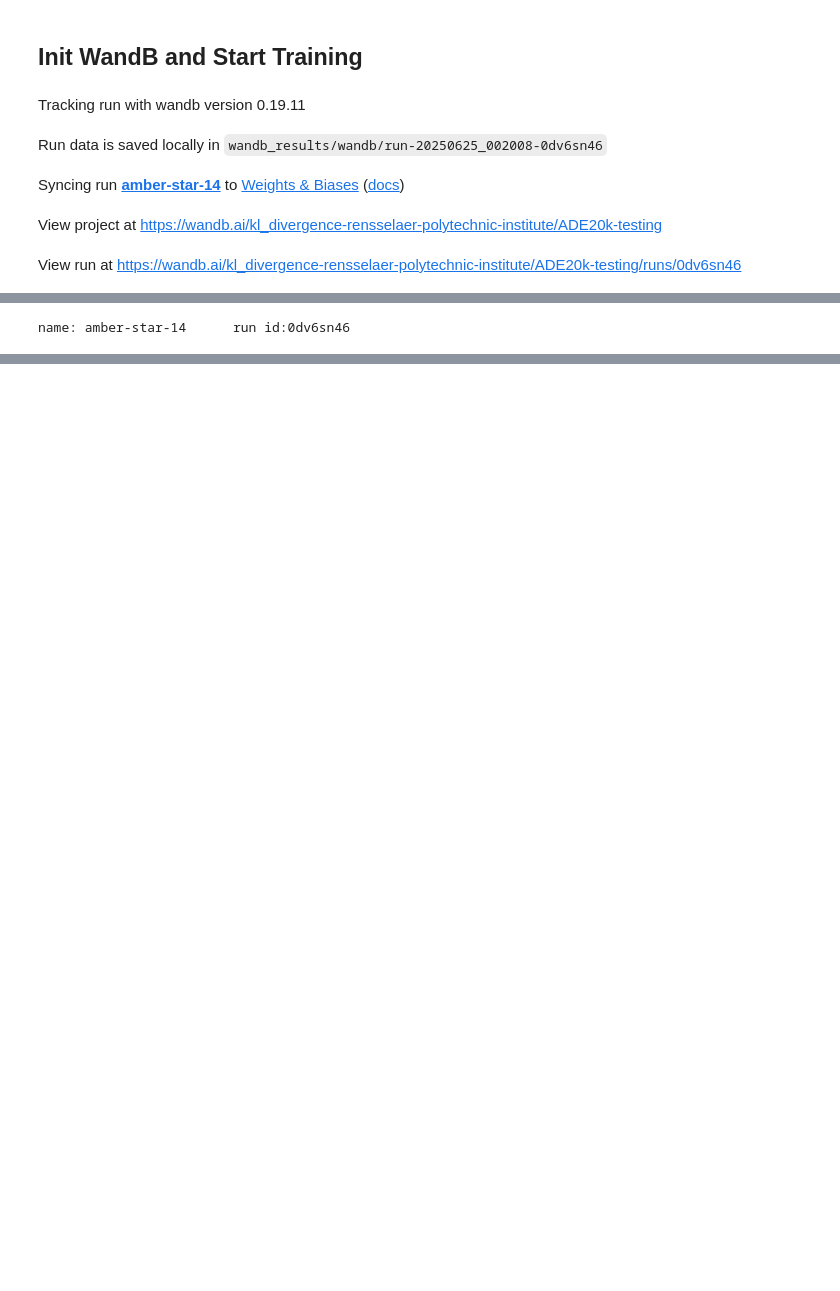
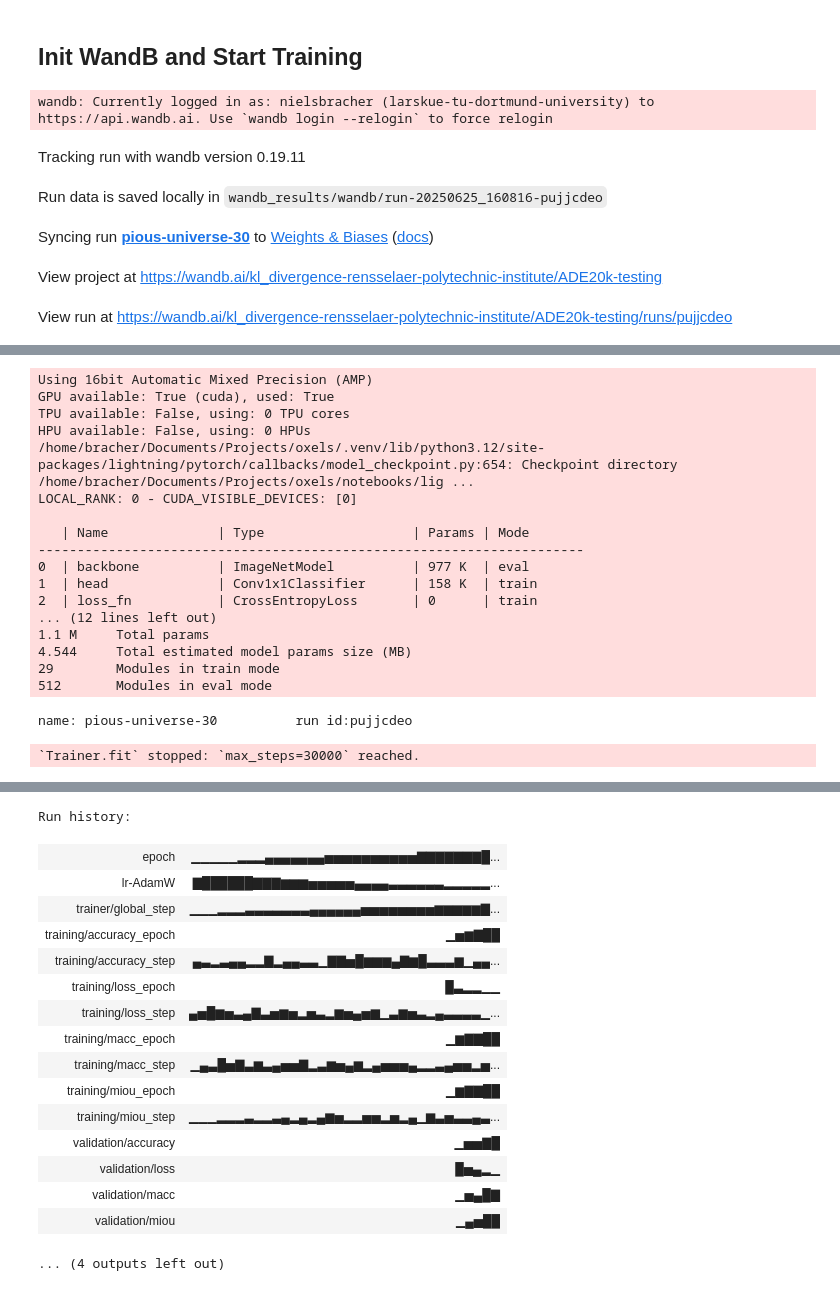
Before and after one commit to stefanradev93/oxels, a Jupyter notebook: notebooks/2025-06-24 ADE20k Segmentation.ipynb, the cells around one changed output, grey strips where cells are left out. Drawn from its saved outputs; the diff is of its cells as text; code cells hidden in the pictures; blank space fills up the shorter version.

Commit message:
Add ADE20K backbone training

```diff
--- a/notebooks/2025-06-24 ADE20k Segmentation.ipynb
+++ b/notebooks/2025-06-24 ADE20k Segmentation.ipynb
@@ -243,7 +243,8 @@ from oxels.models import ImageNetModel
 
 #backbone_run_name = "last.ckpt"
 #backbone_run_name = "scarlet-sky-138"
-backbone_run_name = "cluster-no-contrastive-loss.ckpt"
+#backbone_run_name = "cluster-no-contrastive-loss.ckpt"
+backbone_run_name = "local-contrastive-0.5-frac-keep-0.125.ckpt"
 #ckpt_dir = os.path.join("../checkpoints")
 backbone_ckpt_path = os.path.join("imagenet_backbones", backbone_run_name)
 #backbone_ckpt_path = os.path.join("../checkpoints",backbone_run_name)
@@ -484,22 +528,31 @@ torch.set_float32_matmul_precision("medium")
 print("Device Count:", torch.cuda.device_count())
 project = "ADE20k-testing"
 num_classes = 150
-total_steps = 100_000
+total_steps = 30_000
 image_size = 256
 num_nodes = 1
 num_devices = 1
-train_batch_size = 64
-val_batch_size = 128
+train_batch_size = 4
+val_batch_size = 32
 learning_rate = 5e-4
-lr_pct_start = 0.05
+lr_pct_start = 0.1
+lr_div_factor = 100
 weight_decay = 1e-6
+
+head = Conv1x1Classifier(
+    in_channels=num_oxels,
+    num_classes=num_classes,
+    hidden_channels=196,
+    depth=4,
+    dropout=0.1
+)
 
 model_config = dict(
     num_oxels=num_oxels,
     learning_rate=learning_rate,
     weight_decay=weight_decay,
     lr_pct_start=lr_pct_start,
-    lr_div_factor=25.0,
+    lr_div_factor=lr_div_factor,
     lr_final_div_factor=1e3,
     train_batch_size=train_batch_size,
     val_batch_size=val_batch_size,
@@ -519,7 +572,7 @@ trainer_config = dict(
 
 model = DGLinearClassifier(
     backbone=backbone,
-    head=MLPStefanClassifier(num_oxels, num_classes),
+    head=head,
     dataset_name="ADE20k",
     train_batch_size=train_batch_size,
     val_batch_size=val_batch_size,
@@ -528,7 +581,7 @@ model = DGLinearClassifier(
     weight_decay=weight_decay,
     learning_rate=learning_rate,
     lr_pct_start=lr_pct_start,
-    lr_div_factor=25.0,
+    lr_div_factor=lr_div_factor,
     lr_final_div_factor=1e4)
 
 with torch.device("cpu"):
@@ -565,8 +618,8 @@ logger = WandbLogger(
 
 wandb.summary["num_parameters"] = num_parameters
 #wandb.summary["backbone_run_id"] = "synthetic_VOCS_1.0"
-#wandb.summary["backbone_run_name"] = backbone_run_name
-wandb.summary["model_type"] = "MLPClassifier"
+wandb.summary["backbone_run_name"] = backbone_run_name
+wandb.summary["model_type"] = "Conv1x1Classifier"
 run_name = wandb.run.name
 run_id = wandb.run.id
 print(f"name: {run_name} \t run id:{run_id}")
@@ -588,8 +641,8 @@ trainer = L.Trainer(
             filename="best_model",
             save_last=True,
         ),
-        ShowSegmentationWandb(images=train_images, labels=train_labels, every_n_epochs=10, caption="Train Segmentations"),
-        ShowSegmentationWandb(images=validation_images, labels=validation_labels, every_n_epochs=10, caption="Validation Segmentations"),
+        ShowSegmentationWandb(images=train_images, labels=train_labels, every_n_epochs=2, caption="Train Segmentations"),
+        ShowSegmentationWandb(images=validation_images, labels=validation_labels, every_n_epochs=2, caption="Validation Segmentations"),
     ],
     logger=logger,
 )
@@ -603,8 +656,9 @@ finally:
     # clean up
     wandb.finish()
 # %% [output]
+wandb: Currently logged in as: nielsbracher (larskue-tu-dortmund-university) to https://api.wandb.ai. Use `wandb login --relogin` to force relogin
 Tracking run with wandb version 0.19.11
-Run data is saved locally in wandb_results/wandb/run-20250625_002008-0dv6sn46
+Run data is saved locally in wandb_results/wandb/run-20250625_160816-pujjcdeo
-Syncing run amber-star-14 to Weights & Biases (docs)
+Syncing run pious-universe-30 to Weights & Biases (docs)
 View project at https://wandb.ai/kl_divergence-rensselaer-polytechnic-institute/ADE20k-testing
-View run at https://wandb.ai/kl_divergence-rensselaer-polytechnic-institute/ADE20k-testing/runs/0dv6sn46
+View run at https://wandb.ai/kl_divergence-rensselaer-polytechnic-institute/ADE20k-testing/runs/pujjcdeo
@@ -628 +665,19 @@ LOCAL_RANK: 0 - CUDA_VISIBLE_DEVICES: [0]
-name: amber-star-14      run id:0dv6sn46
+Using 16bit Automatic Mixed Precision (AMP)
+GPU available: True (cuda), used: True
+TPU available: False, using: 0 TPU cores
+HPU available: False, using: 0 HPUs
+/home/bracher/Documents/Projects/oxels/.venv/lib/python3.12/site-packages/lightning/pytorch/callbacks/model_checkpoint.py:654: Checkpoint directory /home/bracher/Documents/Projects/oxels/notebooks/lig ...
+LOCAL_RANK: 0 - CUDA_VISIBLE_DEVICES: [0]
+
+   | Name              | Type                   | Params | Mode
+----------------------------------------------------------------------
+0  | backbone          | ImageNetModel          | 977 K  | eval
+1  | head              | Conv1x1Classifier      | 158 K  | train
+2  | loss_fn           | CrossEntropyLoss       | 0      | train
+... (12 lines left out)
+1.1 M     Total params
+4.544     Total estimated model params size (MB)
+29        Modules in train mode
+512       Modules in eval mode
+name: pious-universe-30          run id:pujjcdeo
+`Trainer.fit` stopped: `max_steps=30000` reached.
@@ -629,2 +685,19 @@ name: amber-star-14      run id:0dv6sn46
+Run history:
+| epoch | ▁▁▁▁▁▂▂▂▄▄▄▄▄▄▄▅▅▅▅▅▅▅▅▅▅▇▇▇▇▇▇▇█... |
+| lr-AdamW | ▇██████▇▇▇▆▆▆▅▅▅▅▅▄▄▄▄▃▃▃▃▃▃▂▂▂▂▂... |
+| trainer/global_step | ▁▁▁▂▂▂▃▃▃▃▃▃▃▄▄▄▄▄▄▅▅▅▅▅▅▅▅▆▆▆▆▆▇... |
+| training/accuracy_epoch | ▁▅▆▇██ |
+| training/accuracy_step | ▄▃▂▃▄▄▂▂▇▂▄▄▃▃▁▇▇▅█▆▆▆▄▇▆█▃▃▃▆▁▄▄... |
+| training/loss_epoch | █▃▂▂▁▁ |
+| training/loss_step | ▄▅█▆▅▃▄▇▃▅▆▅▂▅▃▂▆▅▄▅▆▁▃▆▅▃▂▄▃▃▃▃▁... |
+| training/macc_epoch | ▁▆▇▇██ |
+| training/macc_step | ▁▄▃█▅▇▃▆▃▄▅▅▇▂▃▆▅▄▆▂▄▅▅▅▄▂▂▃▄▅▅▂▅... |
+| training/miou_epoch | ▁▆▇▇██ |
+| training/miou_step | ▁▁▁▂▂▂▃▂▂▃▄▂▄▂▄▆▅▂▂▅▅▂▅▂▄▁▆▃▅▃▃▄▃... |
+| validation/accuracy | ▁▅▅▇█ |
+| validation/loss | █▅▄▂▁ |
+| validation/macc | ▁▅▄█▇ |
+| validation/miou | ▁▄▅██ |
+... (4 outputs left out)
 # %%
 torch.cuda.empty_cache()
```
Also changed, not shown: parts of 5 cells of this notebook, 1 other file.
